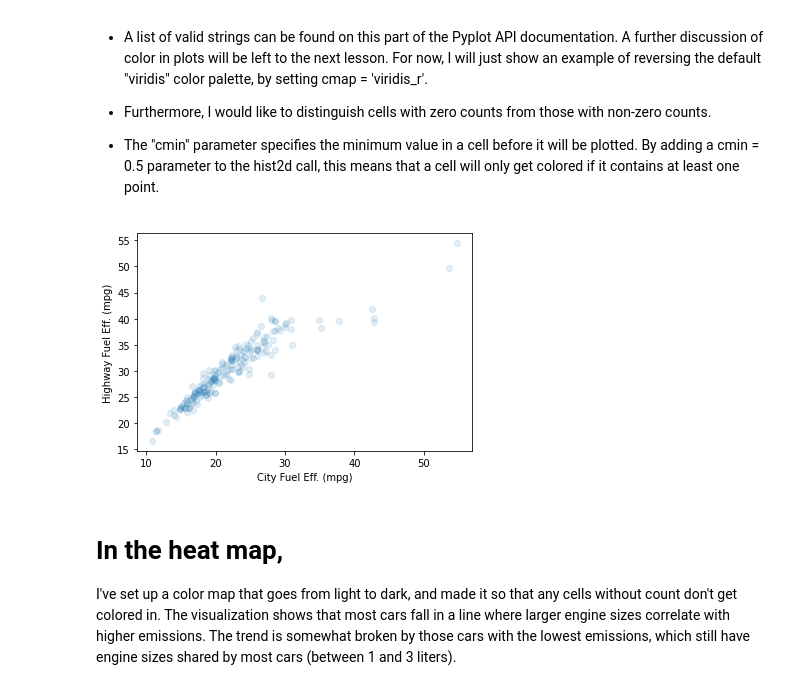
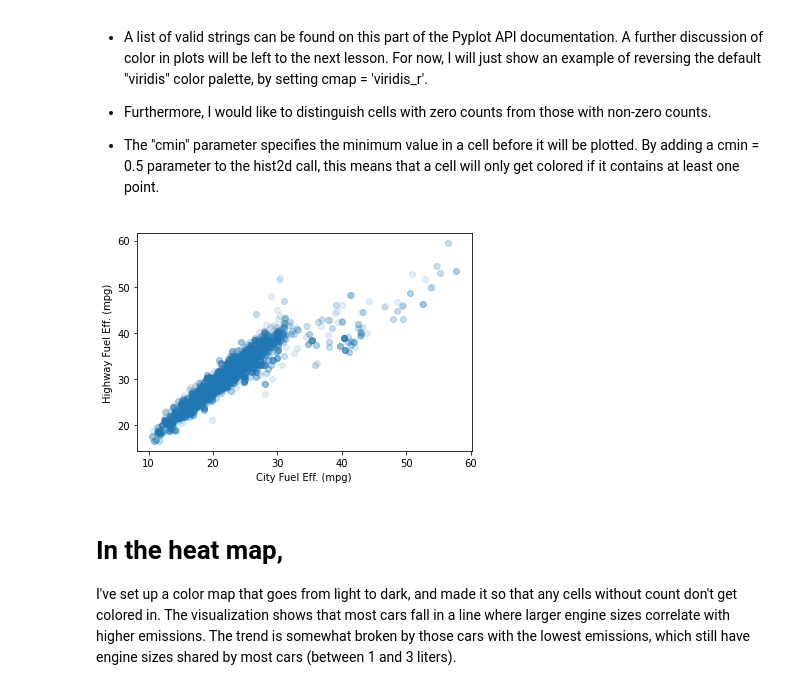
Before and after one commit to Gingercapo/Fuel_Economy, a Jupyter notebook: fuel_Economic.ipynb, the cells around one changed output. Saved outputs shown, nothing was run; the diff lists cells and outputs as text; code cells hidden in the pictures.

```diff
--- a/fuel_Economic.ipynb
+++ b/fuel_Economic.ipynb
@@ -133,15 +310,15 @@ plt.ylabel('Combined Fuel Eff. (mpg)');
 # %%
 
 def scatterplot_solution_1():
   # data setup
-  plt.scatter(data = fuel_econ_subset, x = 'city', y = 'highway', alpha = 1/8)
+  plt.scatter(data = df, x = 'city', y = 'highway', alpha = 1/8)
   # plt.plot([10,60], [10,60]) # diagonal line from (10,10) to (60,60)
   plt.xlabel('City Fuel Eff. (mpg)')
   plt.ylabel('Highway Fuel Eff. (mpg)')
 
 scatterplot_solution_1()
 # %% [output]
-[figure, old version]
+[figure, new version]
 # %%
 def scatterplot_solution_2():
   # data setup
```
Also changed, not shown: parts of 26 cells of this notebook.
